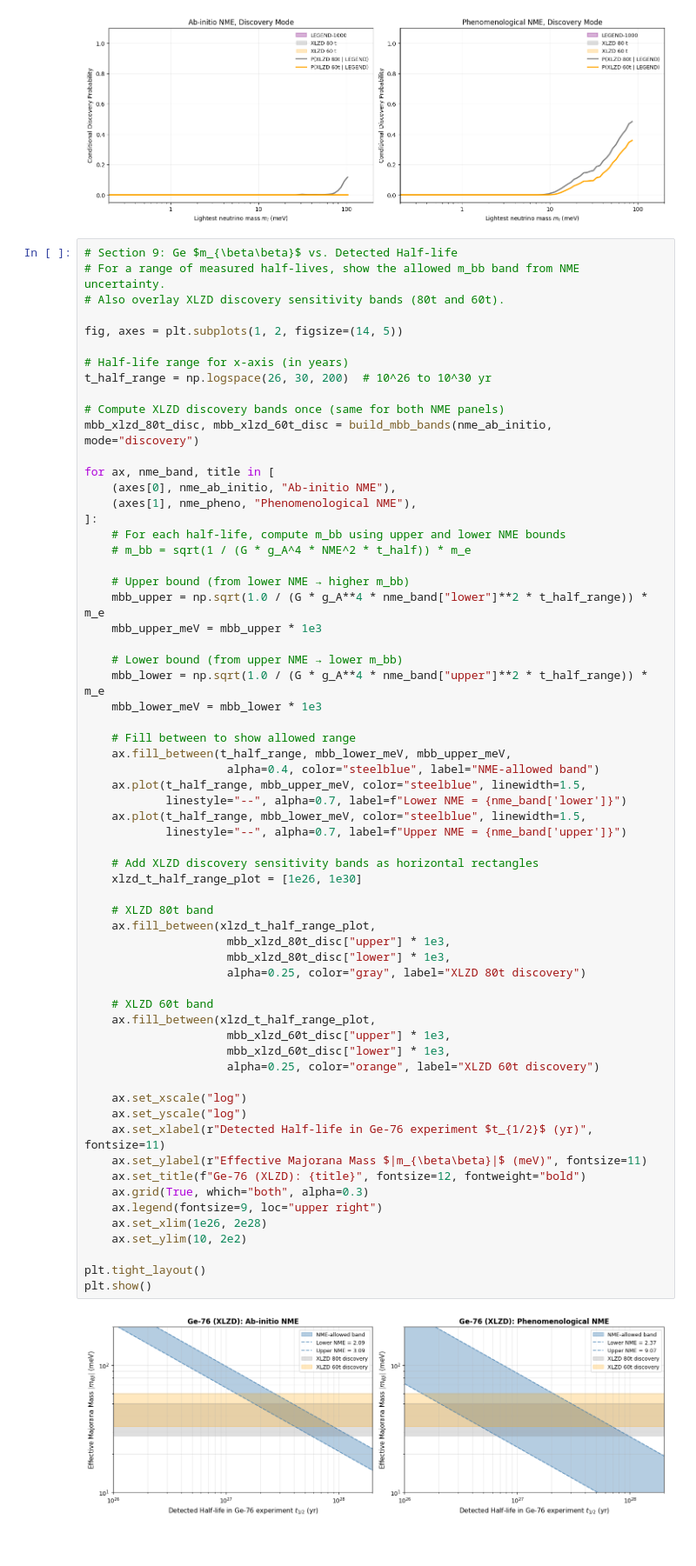
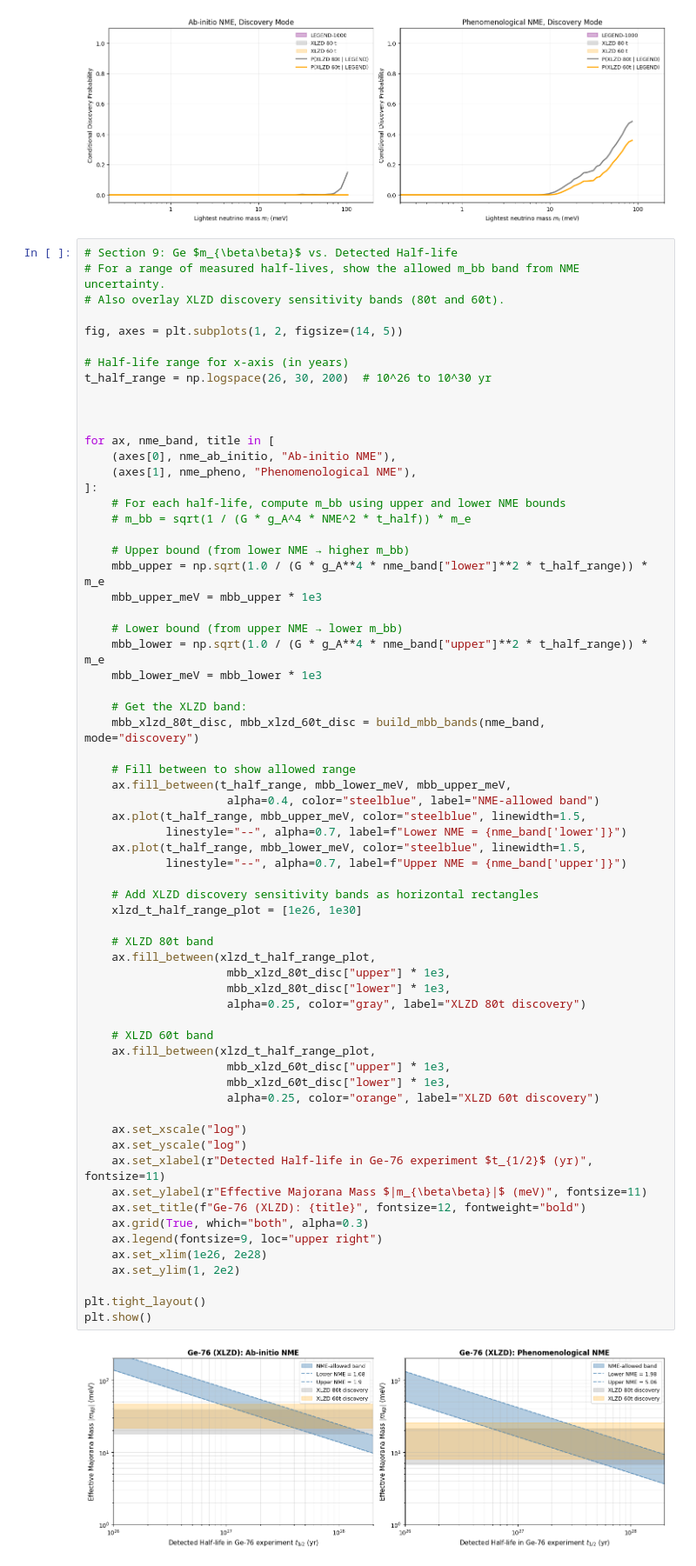
Before and after one commit to bglenardo/XLZD, a Jupyter notebook: 0vbb_sensitivity_plots/Lobster Plots Refactored.ipynb, the cells around one changed output. Shown at 87% size. Saved outputs shown, nothing was run; the diff lists cells and outputs as text.

```diff
--- a/0vbb_sensitivity_plots/Lobster Plots Refactored.ipynb
+++ b/0vbb_sensitivity_plots/Lobster Plots Refactored.ipynb
@@ -651,8 +1003,7 @@ fig, axes = plt.subplots(1, 2, figsize=(14, 5))
 # Half-life range for x-axis (in years)
 t_half_range = np.logspace(26, 30, 200)  # 10^26 to 10^30 yr
 
-# Compute XLZD discovery bands once (same for both NME panels)
-mbb_xlzd_80t_disc, mbb_xlzd_60t_disc = build_mbb_bands(nme_ab_initio, mode="discovery")
+
 
 for ax, nme_band, title in [
     (axes[0], nme_ab_initio, "Ab-initio NME"),
@@ -668,6 +1019,9 @@ for ax, nme_band, title in [
     # Lower bound (from upper NME → lower m_bb)
     mbb_lower = np.sqrt(1.0 / (G * g_A**4 * nme_band["upper"]**2 * t_half_range)) * m_e
     mbb_lower_meV = mbb_lower * 1e3
+
+    # Get the XLZD band:
+    mbb_xlzd_80t_disc, mbb_xlzd_60t_disc = build_mbb_bands(nme_band, mode="discovery")
 
     # Fill between to show allowed range
     ax.fill_between(t_half_range, mbb_lower_meV, mbb_upper_meV,
@@ -677,35 +1031,35 @@ for ax, nme_band, title in [
     ax.plot(t_half_range, mbb_lower_meV, color="steelblue", linewidth=1.5,
             linestyle="--", alpha=0.7, label=f"Upper NME = {nme_band['upper']}")
 
     # Add XLZD discovery sensitivity bands as horizontal rectangles
     xlzd_t_half_range_plot = [1e26, 1e30]
 
     # XLZD 80t band
     ax.fill_between(xlzd_t_half_range_plot,
                      mbb_xlzd_80t_disc["upper"] * 1e3,
                      mbb_xlzd_80t_disc["lower"] * 1e3,
                      alpha=0.25, color="gray", label="XLZD 80t discovery")
 
     # XLZD 60t band
     ax.fill_between(xlzd_t_half_range_plot,
                      mbb_xlzd_60t_disc["upper"] * 1e3,
                      mbb_xlzd_60t_disc["lower"] * 1e3,
                      alpha=0.25, color="orange", label="XLZD 60t discovery")
 
     ax.set_xscale("log")
     ax.set_yscale("log")
     ax.set_xlabel(r"Detected Half-life in Ge-76 experiment $t_{1/2}$ (yr)", fontsize=11)
     ax.set_ylabel(r"Effective Majorana Mass $|m_{\beta\beta}|$ (meV)", fontsize=11)
     ax.set_title(f"Ge-76 (XLZD): {title}", fontsize=12, fontweight="bold")
     ax.grid(True, which="both", alpha=0.3)
     ax.legend(fontsize=9, loc="upper right")
     ax.set_xlim(1e26, 2e28)
-    ax.set_ylim(10, 2e2)
+    ax.set_ylim(1, 2e2)
 
 plt.tight_layout()
 plt.show()
 # %% [output]
-[figure, old version]
+[figure, new version]
 # %%
 # P(XLZD discovery | LEGEND discovery) -- m_l-free, NME-marginalized
 #
```
Also changed, not shown: parts of 15 cells of this notebook, 27 other files.
